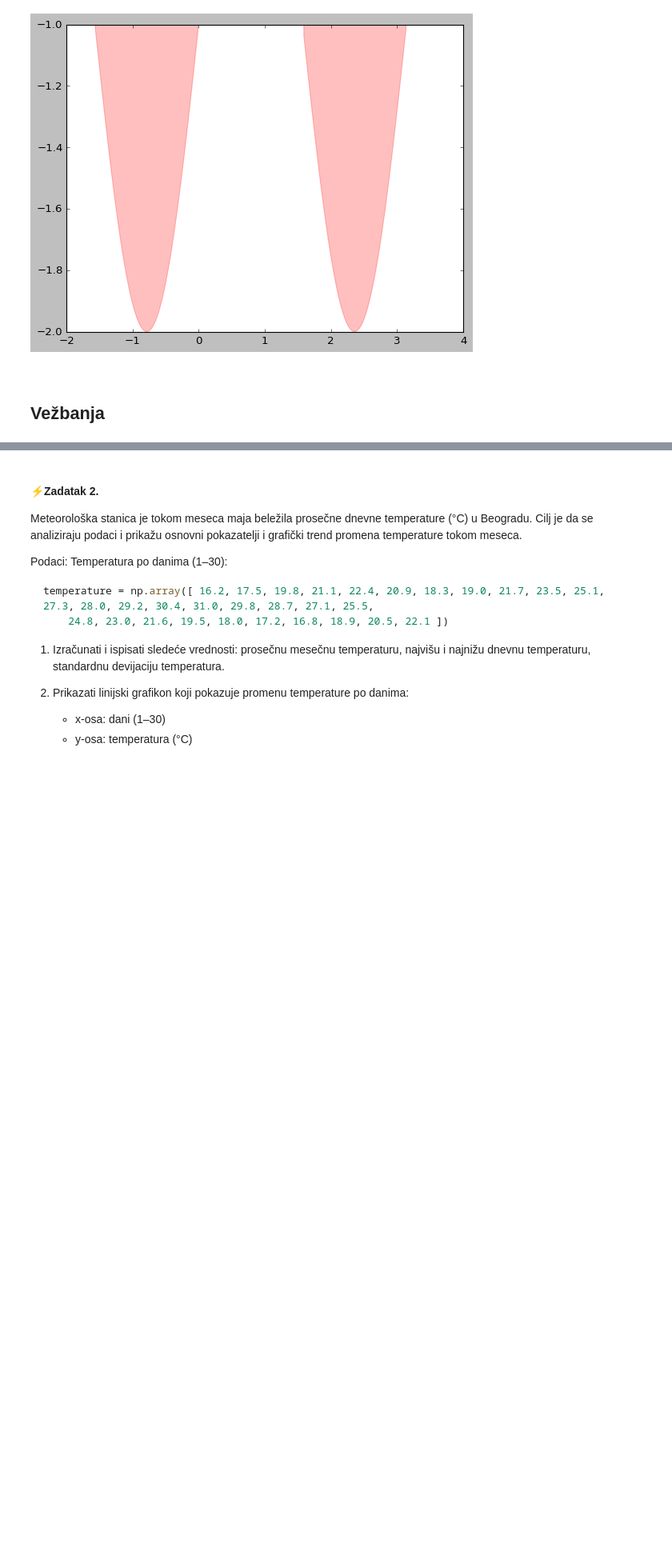
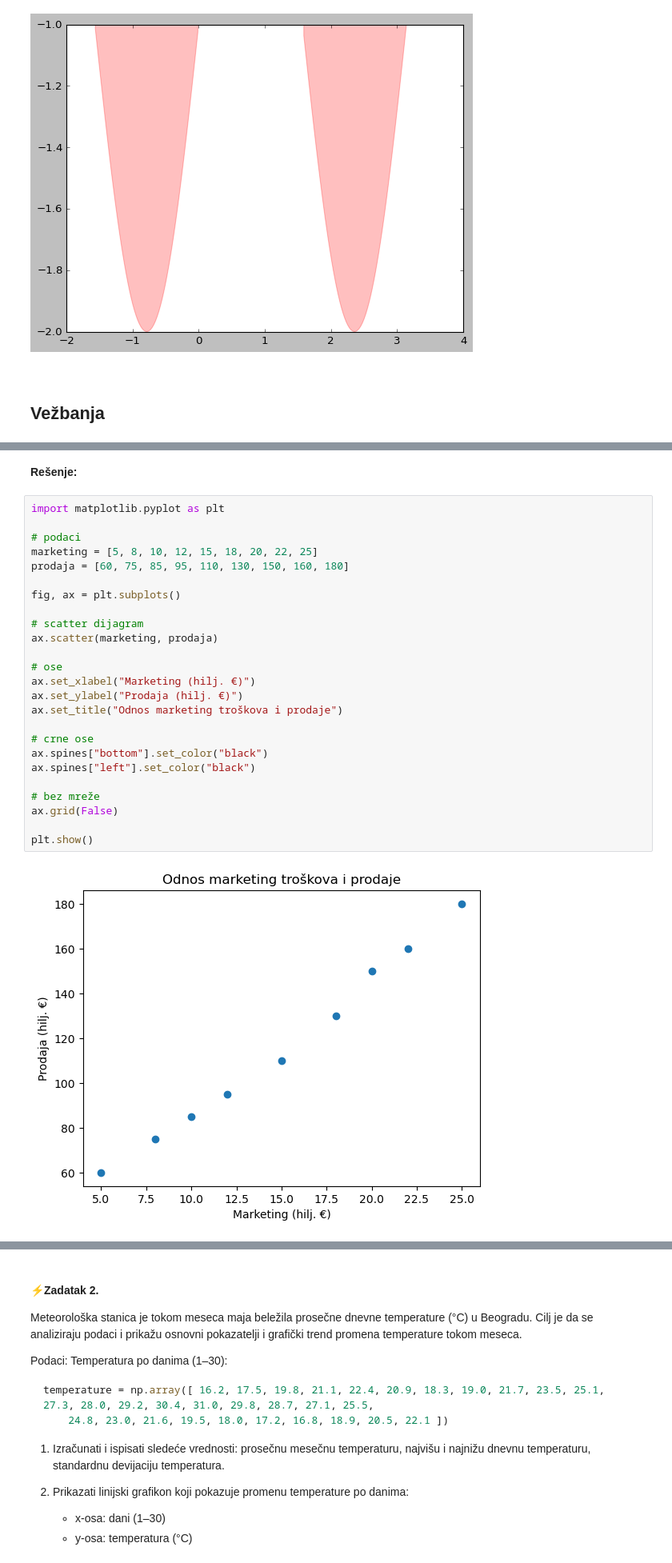
Before and after one commit to dazdejkovic/OI_25_jb1, a Jupyter notebook: _sources/OI_25_18_Matplotlib.ipynb, the cells around one changed output, grey strips where cells are left out. Shown at 80% size. Saved outputs shown, nothing was run; the diff lists cells and outputs as text; blank space fills up the shorter version.

```diff
--- a/_sources/OI_25_18_Matplotlib.ipynb
+++ b/_sources/OI_25_18_Matplotlib.ipynb
@@ -909,0 +1117,29 @@ plt.show()
+# %% [markdown]
+**Rešenje:**
+# %%
+import matplotlib.pyplot as plt
+
+# podaci
+marketing = [5, 8, 10, 12, 15, 18, 20, 22, 25]
+prodaja = [60, 75, 85, 95, 110, 130, 150, 160, 180]
+
+fig, ax = plt.subplots()
+
+# scatter dijagram
+ax.scatter(marketing, prodaja)
+
+# ose
+ax.set_xlabel("Marketing (hilj. €)")
+ax.set_ylabel("Prodaja (hilj. €)")
+ax.set_title("Odnos marketing troškova i prodaje")
+
+# crne ose
+ax.spines["bottom"].set_color("black")
+ax.spines["left"].set_color("black")
+
+# bez mreže
+ax.grid(False)
+
+plt.show()
+# %% [output]
+[figure, added]
```
Also changed, not shown: parts of 32 cells of this notebook, 55 other files.
